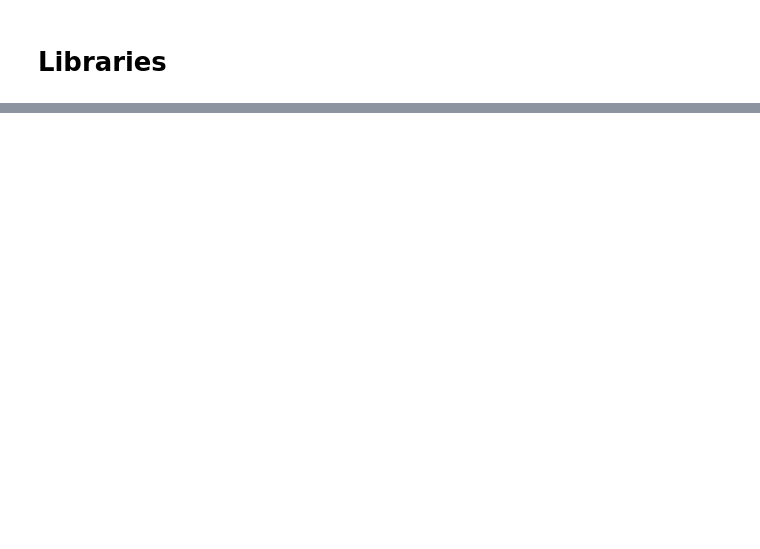
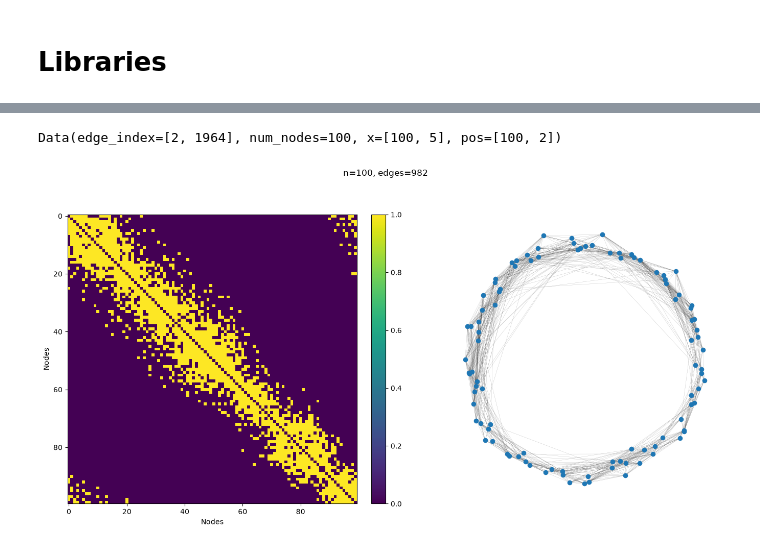
Before and after one commit to lucafrattegiani/graphs, a Jupyter notebook: notebooks/graph_prior.ipynb, the cells around one changed output, grey strips where cells are left out. Cells and saved outputs as stored; diff of their text form; code cells hidden in the pictures; blank space fills up the shorter version.

```diff
--- a/notebooks/graph_prior.ipynb
+++ b/notebooks/graph_prior.ipynb
@@ -206,0 +18,24 @@ plt.show()
+# %%
+# Sample W-random graph
+K = 5 #Number of states
+n = 100 #Number of nodes
+
+#Edges structure
+structure = "ring" #Graphon function
+
+#Position structure
+positions = "ring" #Position generator
+
+#Node states
+state = "hard" #State generator
+state_kwargs = {"K": K} #State generator parameters
+
+graph = graphon.sample_graph(n, device = device, structure = structure, positions = positions, state = state, state_kwargs = state_kwargs)
+graph
+# %% [output]
+Data(edge_index=[2, 1964], num_nodes=100, x=[100, 5], pos=[100, 2])
+# %%
+#Plot adjacency matrix and node positions
+graphon.plot_graph(graph)
+# %% [output]
+[figure, added]
```
Also changed, not shown: parts of 5 cells of this notebook, 30 other files.
